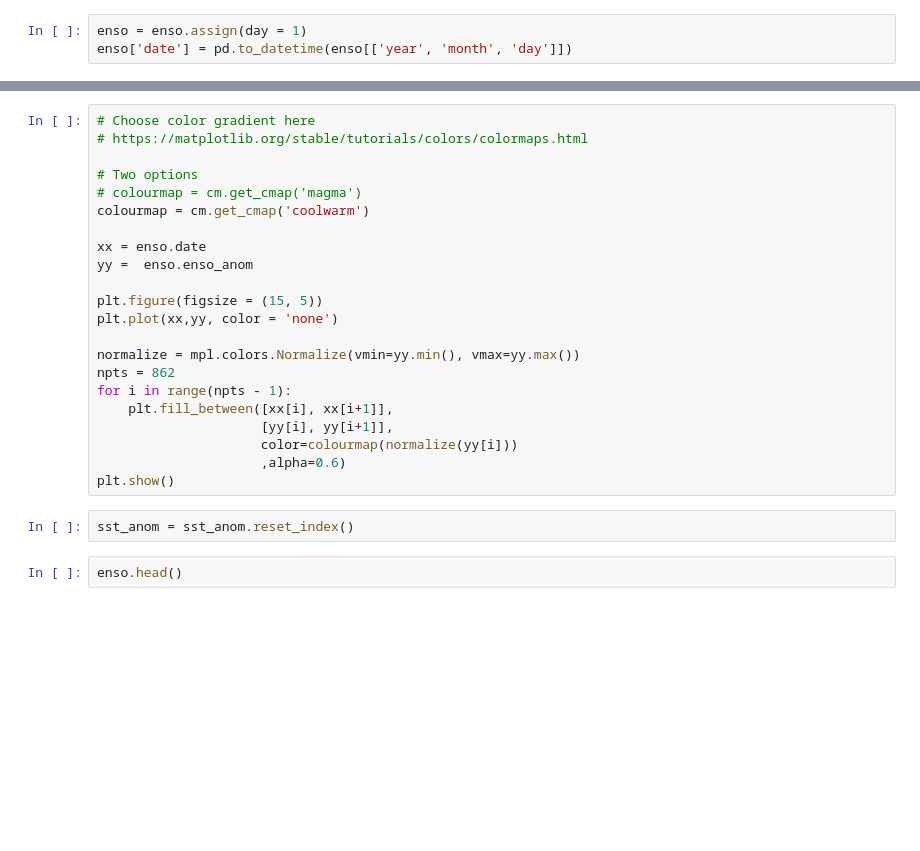
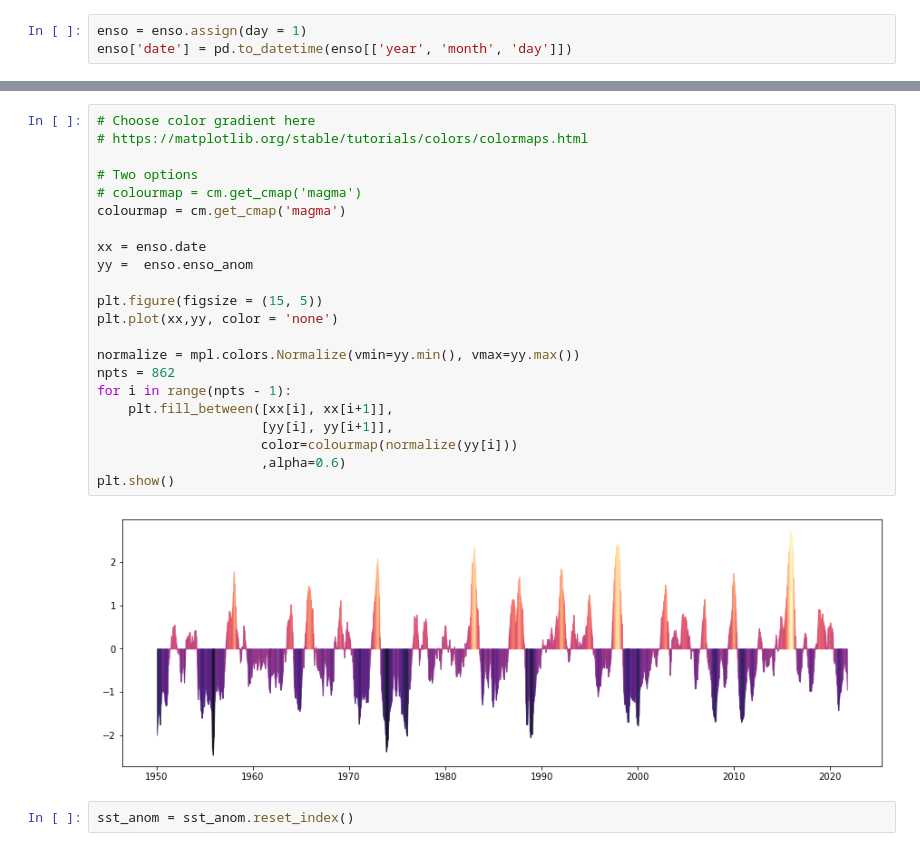
Before and after one commit to mk-waves/mk-waves-tutorial, a Jupyter notebook: HW3_template_cm.ipynb, the cells around one changed output, grey strips where cells are left out. Saved outputs shown, nothing was run; the diff lists cells and outputs as text; blank space fills up the shorter version.

```diff
--- a/HW3_template_cm.ipynb
+++ b/HW3_template_cm.ipynb
@@ -332,28 +441,28 @@ enso
 # %%
 # Choose color gradient here
 # https://matplotlib.org/stable/tutorials/colors/colormaps.html
 
 # Two options
 # colourmap = cm.get_cmap('magma')
-colourmap = cm.get_cmap('coolwarm')
+colourmap = cm.get_cmap('magma')
 
 xx = enso.date
 yy =  enso.enso_anom
 
 plt.figure(figsize = (15, 5))
 plt.plot(xx,yy, color = 'none')
 
 normalize = mpl.colors.Normalize(vmin=yy.min(), vmax=yy.max())
 npts = 862
 for i in range(npts - 1):
     plt.fill_between([xx[i], xx[i+1]],
                      [yy[i], yy[i+1]],
                      color=colourmap(normalize(yy[i]))
                      ,alpha=0.6)
 plt.show()
+# %% [output]
+[figure, added]
 # %%
 sst_anom = sst_anom.reset_index()
-# %%
-enso.head()
 # %%
 sst_anom.head()
```
Also changed, not shown: parts of 21 cells of this notebook, 1 other file.
